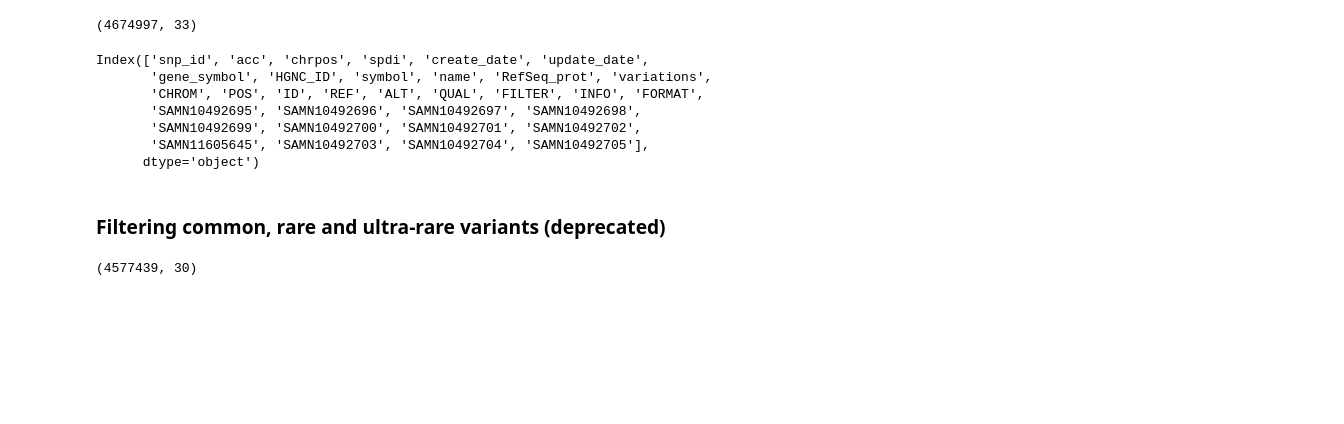
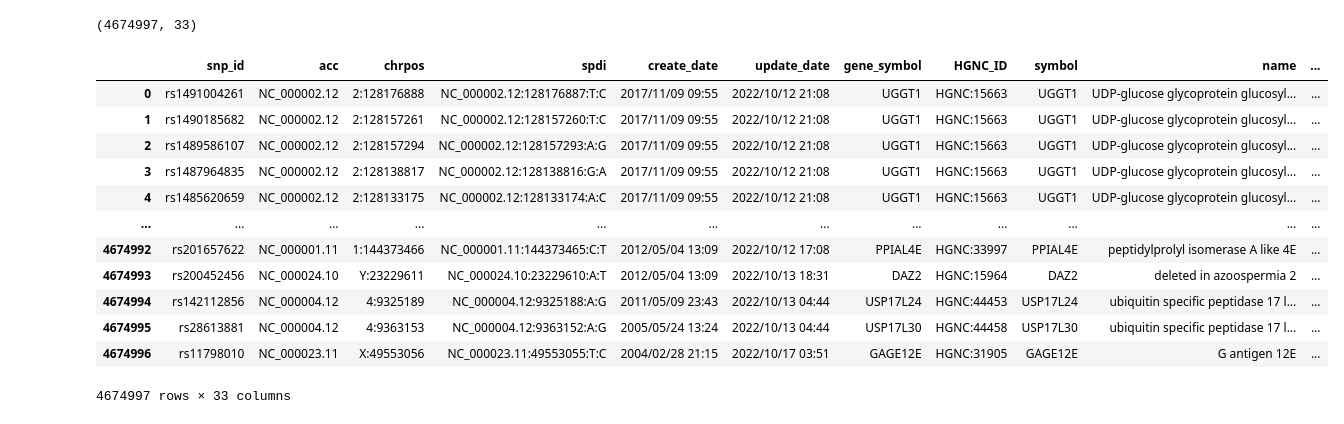
Before and after one commit to akabiraka/variant_effect_analysis, a Jupyter notebook: data_processing/dbsnp_data_cleanup.ipynb, the cells around one changed output. Cells and saved outputs as stored; diff of their text form; code cells hidden in the pictures; blank space fills up the shorter version.

```diff
--- a/data_processing/dbsnp_data_cleanup.ipynb
+++ b/data_processing/dbsnp_data_cleanup.ipynb
@@ -236,0 +315,8 @@ len(list(filtered_alfa_popu_freq_df["ID"].unique()))
+# %%
+out_filepath = home_dir+"data/ALFA_population_freq/freq_filtered.vcf.gz"
+filtered_alfa_popu_freq_df = pd.read_csv(out_filepath, sep="\t")
+print(filtered_alfa_popu_freq_df.shape)
+print(filtered_alfa_popu_freq_df["ID"].unique().shape)
+print(filtered_alfa_popu_freq_df["REF"].value_counts())
+print(filtered_alfa_popu_freq_df["ALT"].value_counts())
+filtered_alfa_popu_freq_df.head()
@@ -263,39 +374,18 @@ dbsnp_with_prots_popufreq_df.shape
 # out_filepath = home_dir+"data/ALFA_population_freq/dbsnp_with_prots_and_population_freq_mapping_small.txt"
 # dbsnp_with_prots_popufreq_first_df.to_csv(out_filepath, sep="\t", index=False, header=True)
 # %%
-dbsnp_with_prots_popufreq_df.columns
+dbsnp_with_prots_popufreq_df
 # %% [output]
+|  | snp_id | acc | chrpos | spdi | create_date | update_date | gene_symbol | HGNC_ID | symbol | name | ... |
+| 0 | rs1491004261 | NC_000002.12 | 2:128176888 | NC_000002.12:128176887:T:C | 2017/11/09 09:55 | 2022/10/12 21:08 | UGGT1 | HGNC:15663 | UGGT1 | UDP-glucose glycoprotein glucosyl... | ... |
+| 1 | rs1490185682 | NC_000002.12 | 2:128157261 | NC_000002.12:128157260:T:C | 2017/11/09 09:55 | 2022/10/12 21:08 | UGGT1 | HGNC:15663 | UGGT1 | UDP-glucose glycoprotein glucosyl... | ... |
+| 2 | rs1489586107 | NC_000002.12 | 2:128157294 | NC_000002.12:128157293:A:G | 2017/11/09 09:55 | 2022/10/12 21:08 | UGGT1 | HGNC:15663 | UGGT1 | UDP-glucose glycoprotein glucosyl... | ... |
+| 3 | rs1487964835 | NC_000002.12 | 2:128138817 | NC_000002.12:128138816:G:A | 2017/11/09 09:55 | 2022/10/12 21:08 | UGGT1 | HGNC:15663 | UGGT1 | UDP-glucose glycoprotein glucosyl... | ... |
+| 4 | rs1485620659 | NC_000002.12 | 2:128133175 | NC_000002.12:128133174:A:C | 2017/11/09 09:55 | 2022/10/12 21:08 | UGGT1 | HGNC:15663 | UGGT1 | UDP-glucose glycoprotein glucosyl... | ... |
+| ... | ... | ... | ... | ... | ... | ... | ... | ... | ... | ... | ... |
+| 4674992 | rs201657622 | NC_000001.11 | 1:144373466 | NC_000001.11:144373465:C:T | 2012/05/04 13:09 | 2022/10/12 17:08 | PPIAL4E | HGNC:33997 | PPIAL4E | peptidylprolyl isomerase A like 4E | ... |
+| 4674993 | rs200452456 | NC_000024.10 | Y:23229611 | NC_000024.10:23229610:A:T | 2012/05/04 13:09 | 2022/10/13 18:31 | DAZ2 | HGNC:15964 | DAZ2 | deleted in azoospermia 2 | ... |
+| 4674994 | rs142112856 | NC_000004.12 | 4:9325189 | NC_000004.12:9325188:A:G | 2011/05/09 23:43 | 2022/10/13 04:44 | USP17L24 | HGNC:44453 | USP17L24 | ubiquitin specific peptidase 17 l... | ... |
+| 4674995 | rs28613881 | NC_000004.12 | 4:9363153 | NC_000004.12:9363152:A:G | 2005/05/24 13:24 | 2022/10/13 04:44 | USP17L30 | HGNC:44458 | USP17L30 | ubiquitin specific peptidase 17 l... | ... |
+| 4674996 | rs11798010 | NC_000023.11 | X:49553056 | NC_000023.11:49553055:T:C | 2004/02/28 21:15 | 2022/10/17 03:51 | GAGE12E | HGNC:31905 | GAGE12E | G antigen 12E | ... |
-Index(['snp_id', 'acc', 'chrpos', 'spdi', 'create_date', 'update_date',
-       'gene_symbol', 'HGNC_ID', 'symbol', 'name', 'RefSeq_prot', 'variations',
-       'CHROM', 'POS', 'ID', 'REF', 'ALT', 'QUAL', 'FILTER', 'INFO', 'FORMAT',
-       'SAMN10492695', 'SAMN10492696', 'SAMN10492697', 'SAMN10492698',
-       'SAMN10492699', 'SAMN10492700', 'SAMN10492701', 'SAMN10492702',
-       'SAMN11605645', 'SAMN10492703', 'SAMN10492704', 'SAMN10492705'],
-      dtype='object')
+4674997 rows × 33 columns
-# %% [markdown]
-### Filtering common, rare and ultra-rare variants (deprecated)
-# %%
-def filter_on_ALFA_mafs(all_mafs, maf_type):
-    # maf: minor allele frequency
-    alfa_mafs = [v.split(":")[1].strip() for v in all_mafs.split(",") if "ALFA" in v]
-    if len(alfa_mafs)>1:
-        # It is checked that there is only one ALFA maf for each snp_id, which could be multiple. ie GnomAD_exomes:C=0.000004/1,TOPMED:C=0.000008/2,ALFA:C=0./0,ALFA:A=0./0
-        # This error is for only next implementation
-        # This error can be commented out without any problem
-        raise NotImplementedError("A snp_id is mapped to multiple ALFA")
-    alfa_maf= alfa_mafs[0]
-    freq = float(alfa_maf[alfa_maf.index("=")+1:alfa_maf.index("/")])
-
-    # the following ranges are taken from https://www.ncbi.nlm.nih.gov/snp/docs/gsr/alfa/ALFA_20201027095038/
-    if maf_type=="common": return freq >= 0.01
-    elif maf_type=="rare": return 0.01 > freq >= 0.001
-    elif maf_type=="ultrarare": return 0.001 > freq >= 0.0
-
-
-maf_type="ultrarare"
-out_df = merged_df_remove_NNE[merged_df_remove_NNE["mafs"].apply(filter_on_ALFA_mafs, maf_type=maf_type)]
-print(out_df.shape)
-out_filepath = home_dir+f"data/dbsnp/filtered/dbsnp_HumanMissenseALFAVariants_{maf_type}.txt"
-out_df.to_csv(out_filepath, sep="\t", index=False, header=True)
-# %% [output]
-(4577439, 30)
```
Also changed, not shown: parts of 10 cells of this notebook, 13 other files.
